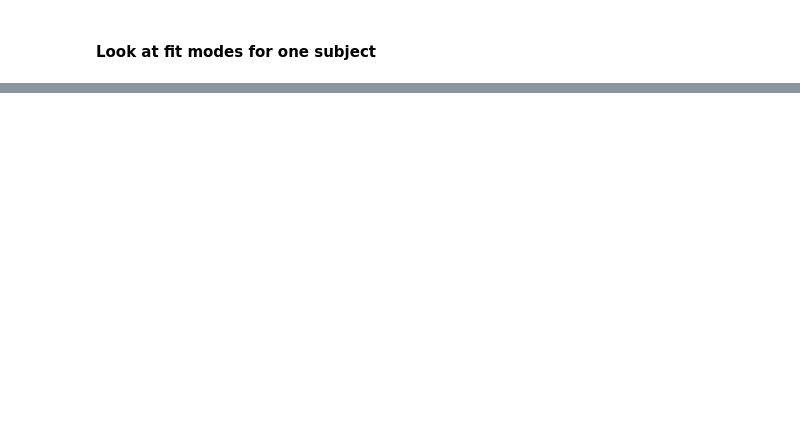
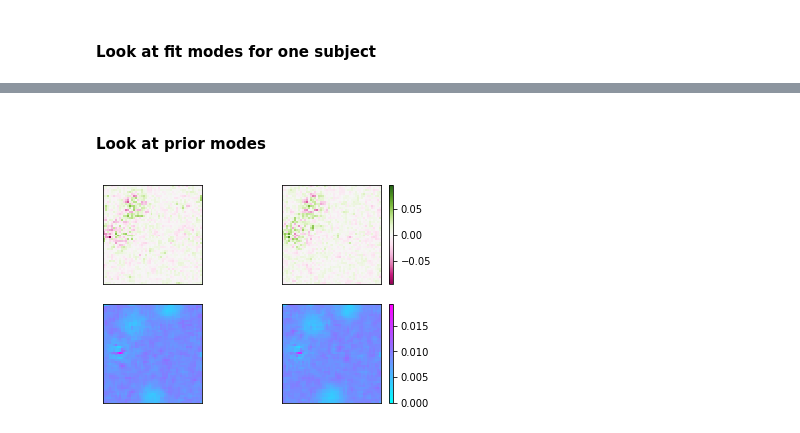
Before and after one commit to wbishopJanelia/janelia_core, a Jupyter notebook: development/develolp_BumpInputWithRecursiveDynamicsScenario.ipynb, the cells around one changed output, grey strips where cells are left out. Cells and saved outputs as stored; diff of their text form; code cells hidden in the pictures; blank space fills up the shorter version.

```diff
--- a/development/develolp_BumpInputWithRecursiveDynamicsScenario.ipynb
+++ b/development/develolp_BumpInputWithRecursiveDynamicsScenario.ipynb
@@ -152,0 +164,6 @@ plot_2d_modes(modes=u_mn, neuron_p=neuron_u_pos)
+# %% [markdown]
+#### Look at prior modes
+# %%
+plot_2d_conditional_prior(prior_dists[0][1])
+# %% [output]
+[figure, added]
```
Also changed, not shown: parts of 12 cells of this notebook, 2 other files.
